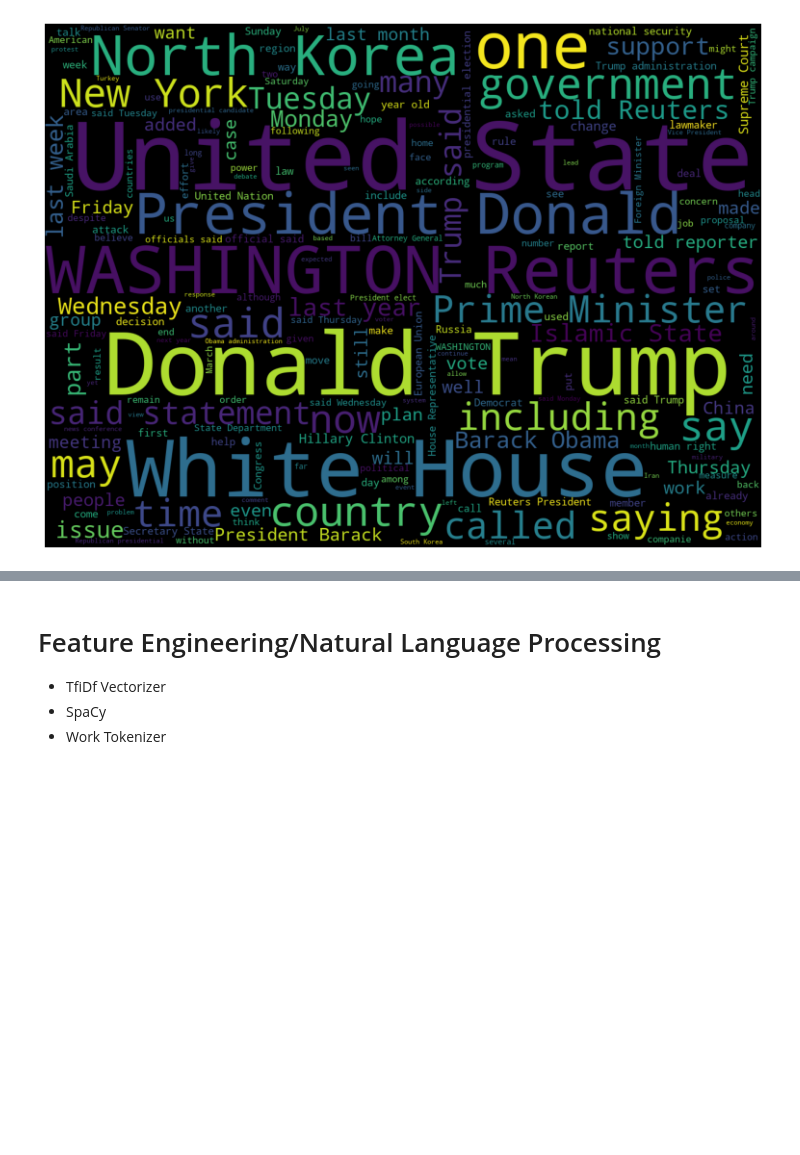
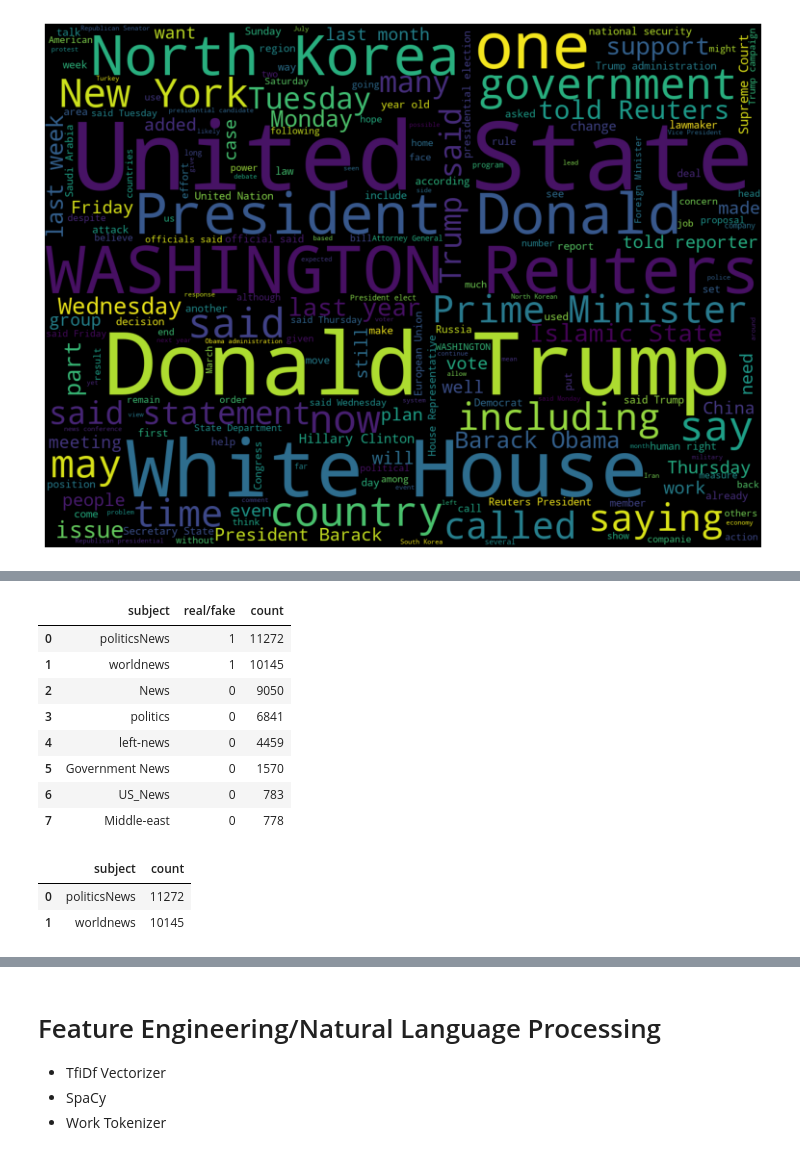
Before and after one commit to zhouchun0105/Fake-News-Detection-Project-BA865, a Jupyter notebook: BA865_Fake_News_Classification_Project.ipynb, the cells around one changed output, grey strips where cells are left out. Saved outputs shown, nothing was run; the diff lists cells and outputs as text; code cells hidden in the pictures; blank space fills up the shorter version.

```diff
--- a/BA865_Fake_News_Classification_Project.ipynb
+++ b/BA865_Fake_News_Classification_Project.ipynb
@@ -242,0 +265,19 @@ SyntaxError: ignored
+# %%
+count = news_data_all.groupby(['subject','real/fake']).size().to_frame('count').sort_values(by='count', ascending=False).reset_index()
+count
+# %% [output]
+|  | subject | real/fake | count |
+| 0 | politicsNews | 1 | 11272 |
+| 1 | worldnews | 1 | 10145 |
+| 2 | News | 0 | 9050 |
+| 3 | politics | 0 | 6841 |
+| 4 | left-news | 0 | 4459 |
+| 5 | Government News | 0 | 1570 |
+| 6 | US_News | 0 | 783 |
+| 7 | Middle-east | 0 | 778 |
+# %%
+df_fakenews_true.groupby(['subject']).size().to_frame('count').sort_values(by='count', ascending=False).reset_index()
+# %% [output]
+|  | subject | count |
+| 0 | politicsNews | 11272 |
+| 1 | worldnews | 10145 |
```
Also changed, not shown: parts of 11 cells of this notebook.
